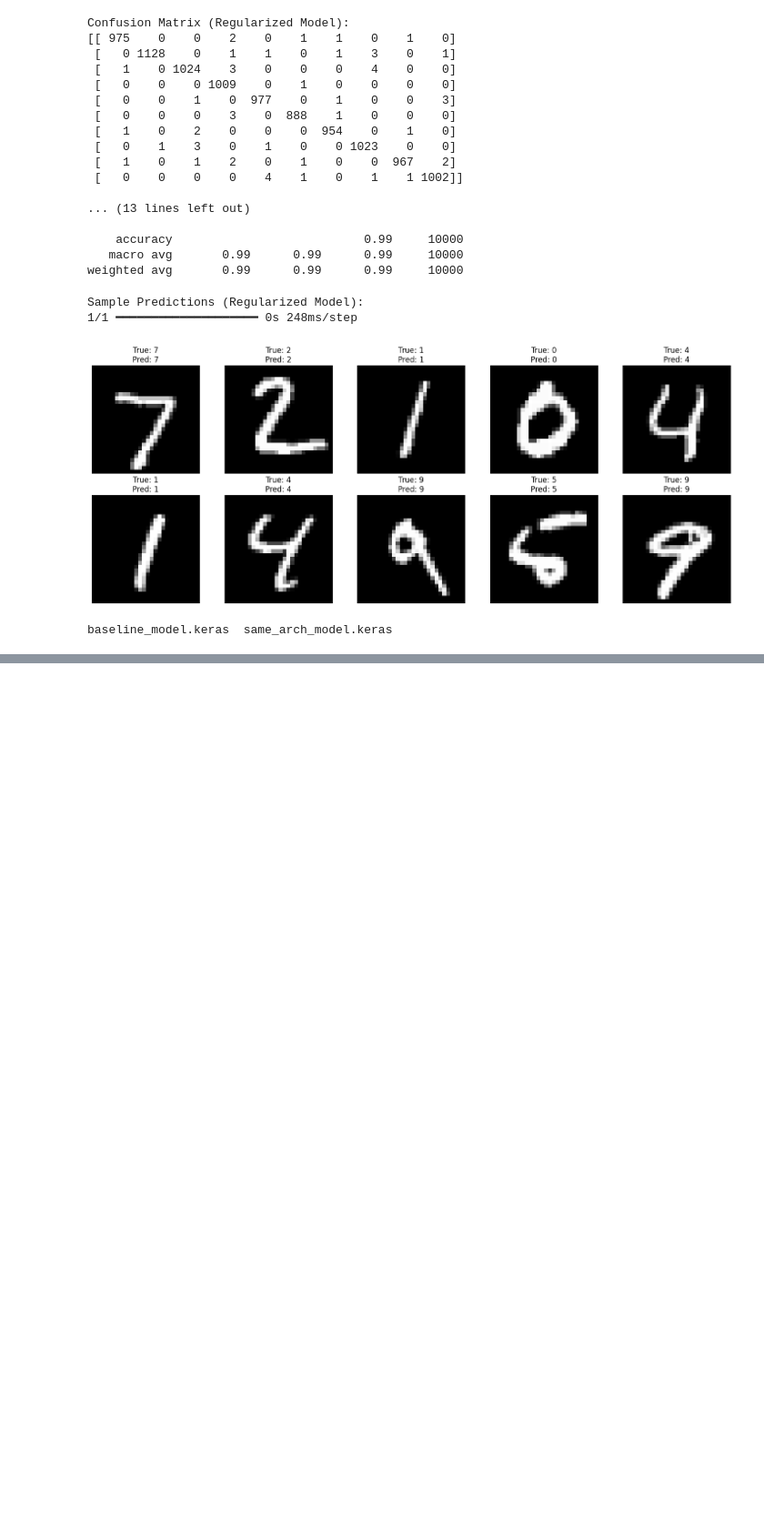
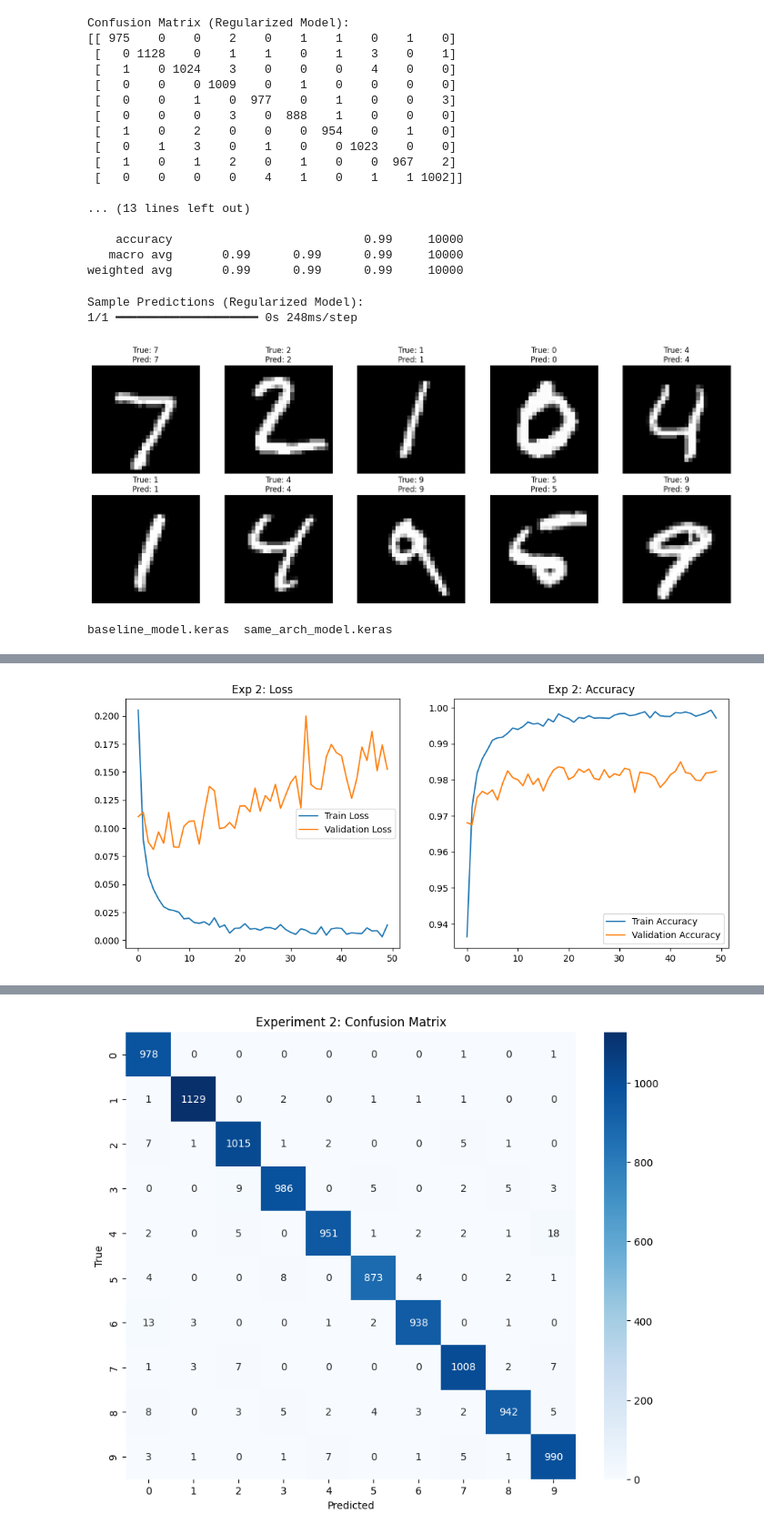
Before and after one commit to savioshaju/MNIST-Image-Classification-with-CNN, a Jupyter notebook: minist_cnn.ipynb, the cells around one changed output, grey strips where cells are left out. Shown at 91% size. Cells and saved outputs as stored; diff of their text form; code cells hidden in the pictures; blank space fills up the shorter version.

```diff
--- a/minist_cnn.ipynb
+++ b/minist_cnn.ipynb
@@ -675,0 +737,37 @@ baseline_model.keras  same_arch_model.keras
+# %%
+# Evaluate and Plot Experiment 2
+train_loss, train_accuracy = overfit_mlp_model.evaluate(x_train, y_train, verbose=0)
+val_loss, val_accuracy = overfit_mlp_model.evaluate(x_val, y_val, verbose=0)
+test_loss, test_accuracy = overfit_mlp_model.evaluate(x_test, y_test, verbose=0)
+
+print(f"Experiment 2 - Training Accuracy   : {train_accuracy:.4f}, Loss: {train_loss:.4f}")
+print(f"Experiment 2 - Validation Accuracy : {val_accuracy:.4f}, Loss: {val_loss:.4f}")
+print(f"Experiment 2 - Test Accuracy       : {test_accuracy:.4f}, Loss: {test_loss:.4f}")
+
+plt.figure(figsize=(12, 5))
+plt.subplot(1, 2, 1)
+plt.plot(history_overfit_mlp.history['loss'], label='Train Loss')
+plt.plot(history_overfit_mlp.history['val_loss'], label='Validation Loss')
+plt.legend()
+plt.title("Exp 2: Loss")
+
+plt.subplot(1, 2, 2)
+plt.plot(history_overfit_mlp.history['accuracy'], label='Train Accuracy')
+plt.plot(history_overfit_mlp.history['val_accuracy'], label='Validation Accuracy')
+plt.legend()
+plt.title("Exp 2: Accuracy")
+
+plt.savefig(os.path.join(save_base_path, 'training_curves_overfit_mlp.png'))
+plt.show()
+
+# Confusion Matrix
+y_pred_probs = overfit_mlp_model.predict(x_test)
+y_pred = np.argmax(y_pred_probs, axis=1)
+cm = tf.math.confusion_matrix(y_test, y_pred)
+plt.figure(figsize=(10, 8))
+sns.heatmap(cm, annot=True, fmt='d', cmap='Blues')
+plt.title('Experiment 2: Confusion Matrix')
+plt.xlabel('Predicted')
+plt.ylabel('True')
+plt.show()
+# %% [output]
@@ -675,0 +777 @@ baseline_model.keras  same_arch_model.keras
+[figure, added]
@@ -675,0 +779 @@ baseline_model.keras  same_arch_model.keras
+[figure, added]
```
Also changed, not shown: parts of 13 cells of this notebook.
